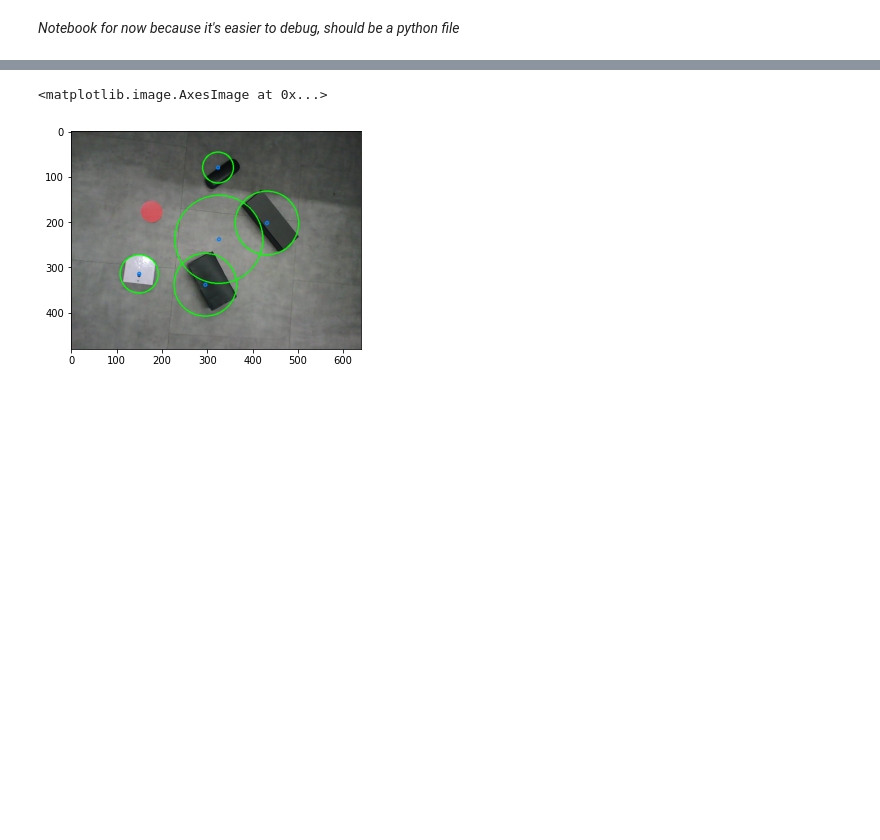
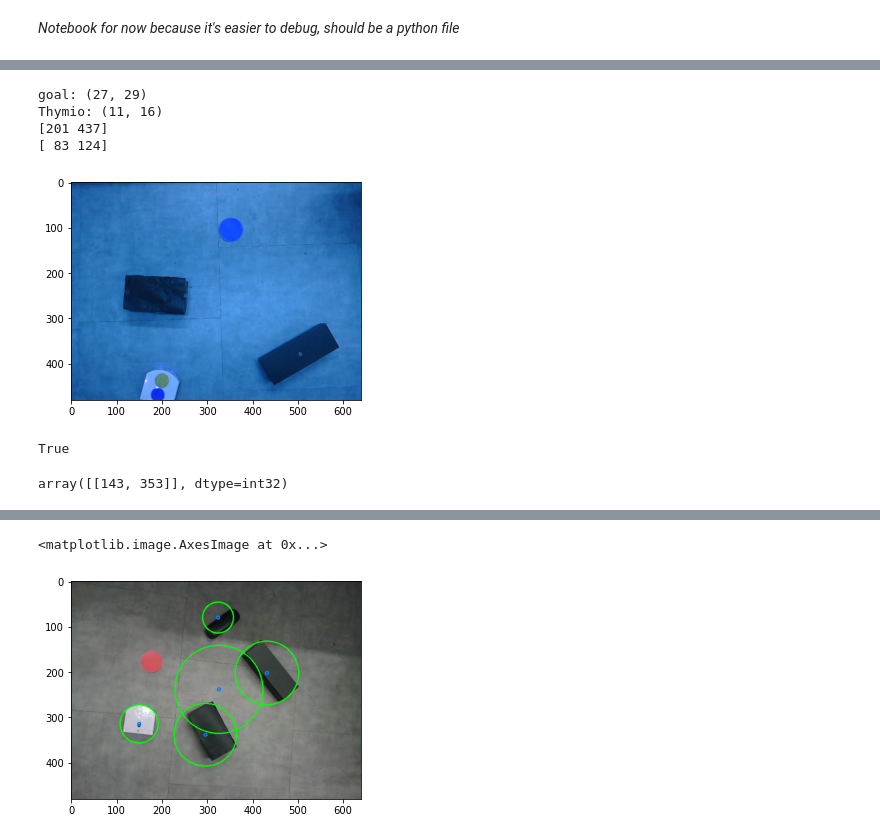
Before and after one commit to AntoineDelaloye/mobile_robotics_project, a Jupyter notebook: Vision.ipynb, the cells around one changed output, grey strips where cells are left out. Drawn from its saved outputs; the diff is of its cells as text; code cells hidden in the pictures; blank space fills up the shorter version.

```diff
--- a/Vision.ipynb
+++ b/Vision.ipynb
@@ -187,0 +246,21 @@ robot angle: 1.5350972183041158
+# %%
+print("goal:",vision.getObjectivePos())
+print("Thymio:",vision.getRobotPos())
+vision.pixel_in_mm*vision.window_width/vision.map_size
+plt.imshow(vision.obstacle_img)
+print(vision.blue_center)
+print(vision.red_center)
+# %% [output]
+goal: (27, 29)
+Thymio: (11, 16)
+[201 437]
+[ 83 124]
+[figure, added]
+# %%
+(np.abs(vision.blue_center-vision.red_center)<= np.array([1,1])).all()
+# %% [output]
+True
+# %%
+vision.robotContour[1]
+# %% [output]
+array([[143, 353]], dtype=int32)
```
Also changed, not shown: parts of 30 cells of this notebook.
